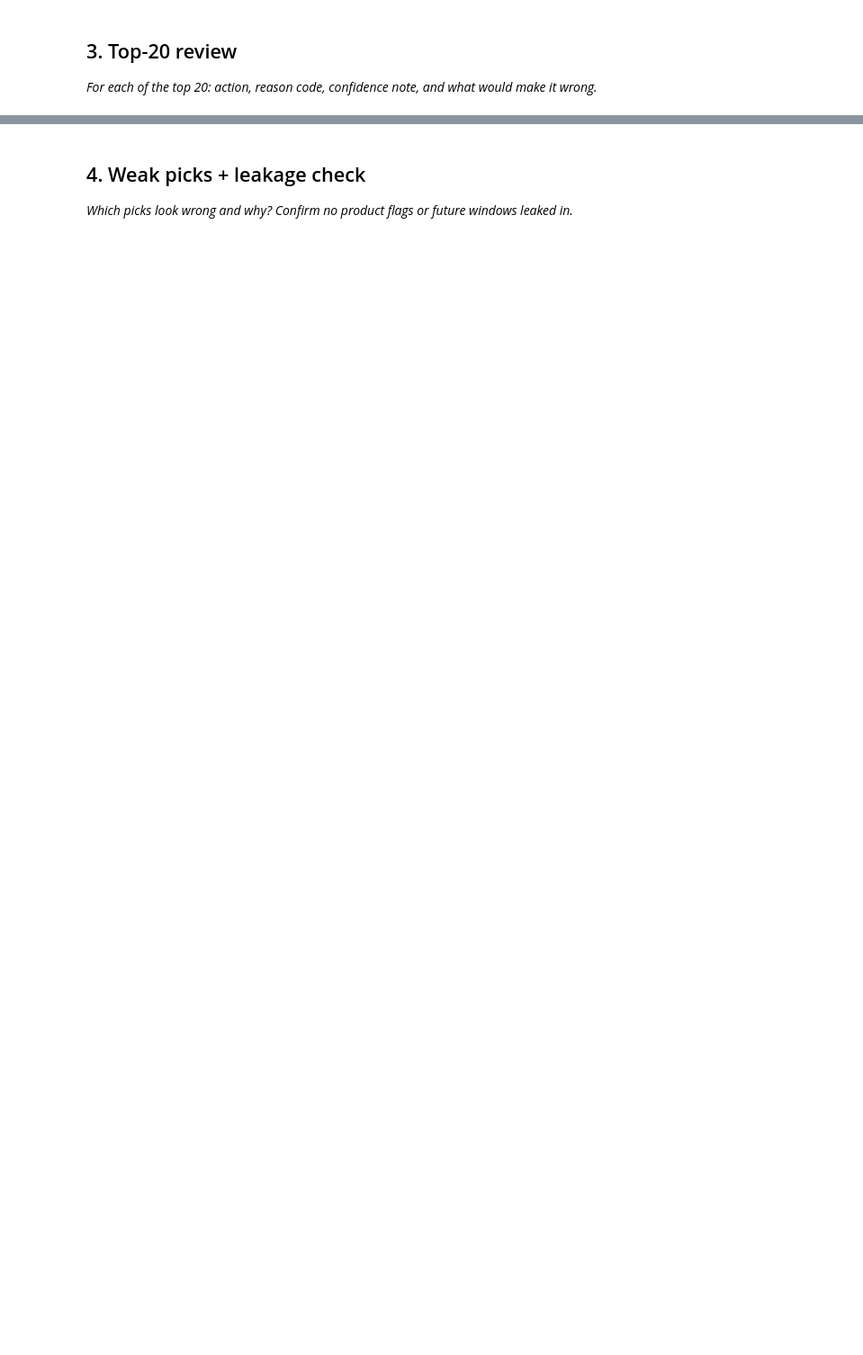
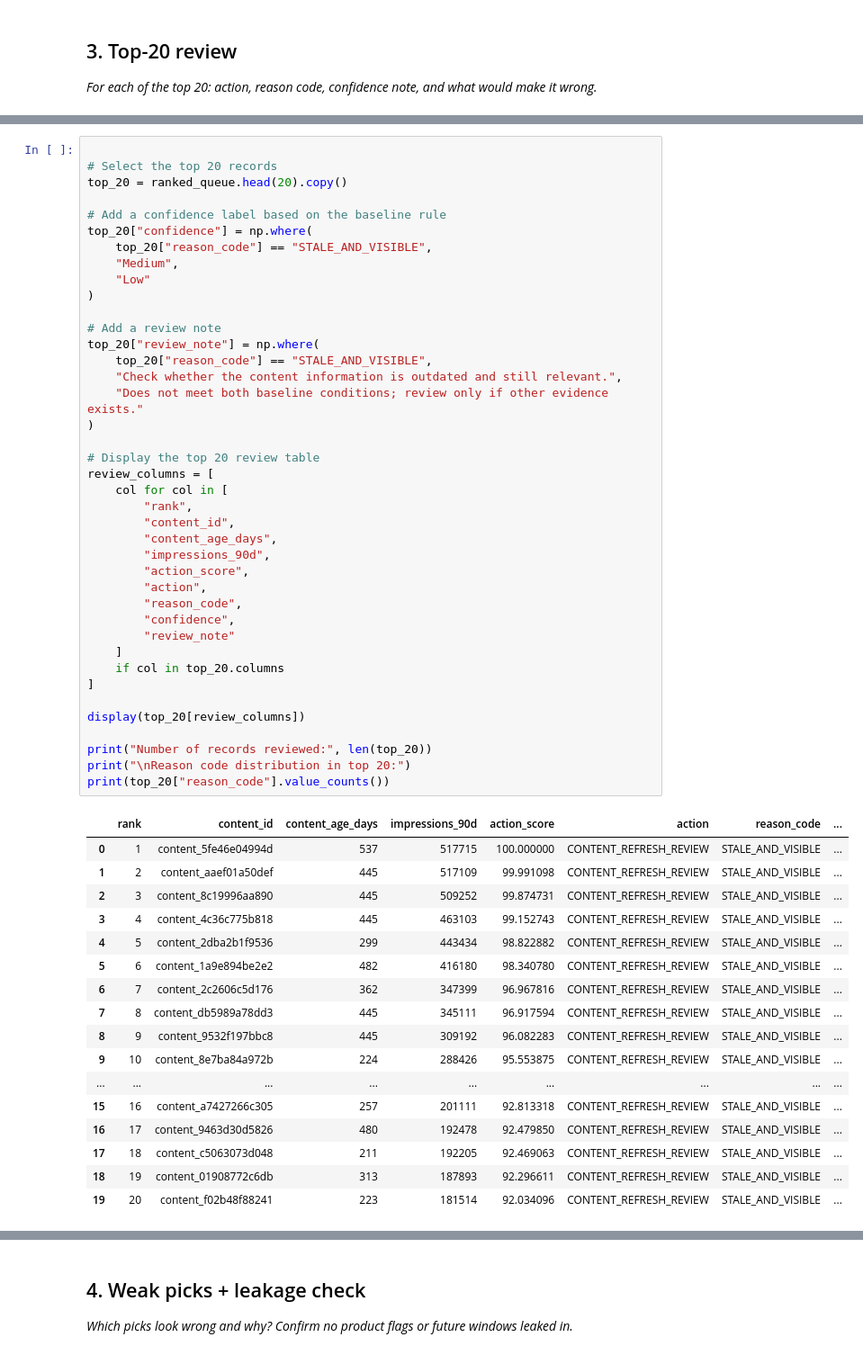
Before and after one commit to rashmita-21/Flyrank-ML-Internship, a Jupyter notebook: work/notebooks/w04_baseline_score.ipynb, the cells around one changed output, grey strips where cells are left out. Shown at 90% size. Saved outputs shown, nothing was run; the diff lists cells and outputs as text; blank space fills up the shorter version.

```diff
--- a/work/notebooks/w04_baseline_score.ipynb
+++ b/work/notebooks/w04_baseline_score.ipynb
@@ -29,0 +239,58 @@ This skeleton is yours to fill. Work the sections **in order** — each one has
+# %%
+
+# Select the top 20 records
+top_20 = ranked_queue.head(20).copy()
+
+# Add a confidence label based on the baseline rule
+top_20["confidence"] = np.where(
+    top_20["reason_code"] == "STALE_AND_VISIBLE",
+    "Medium",
+    "Low"
+)
+
+# Add a review note
+top_20["review_note"] = np.where(
+    top_20["reason_code"] == "STALE_AND_VISIBLE",
+    "Check whether the content information is outdated and still relevant.",
+    "Does not meet both baseline conditions; review only if other evidence exists."
+)
+
+# Display the top 20 review table
+review_columns = [
+    col for col in [
+        "rank",
+        "content_id",
+        "content_age_days",
+        "impressions_90d",
+        "action_score",
+        "action",
+        "reason_code",
+        "confidence",
+        "review_note"
+    ]
+    if col in top_20.columns
+]
+
+display(top_20[review_columns])
+
+print("Number of records reviewed:", len(top_20))
+print("\nReason code distribution in top 20:")
+print(top_20["reason_code"].value_counts())
+# %% [output]
+|  | rank | content_id | content_age_days | impressions_90d | action_score | action | reason_code | ... |
+| 0 | 1 | content_5fe46e04994d | 537 | 517715 | 100.000000 | CONTENT_REFRESH_REVIEW | STALE_AND_VISIBLE | ... |
+| 1 | 2 | content_aaef01a50def | 445 | 517109 | 99.991098 | CONTENT_REFRESH_REVIEW | STALE_AND_VISIBLE | ... |
+| 2 | 3 | content_8c19996aa890 | 445 | 509252 | 99.874731 | CONTENT_REFRESH_REVIEW | STALE_AND_VISIBLE | ... |
+| 3 | 4 | content_4c36c775b818 | 445 | 463103 | 99.152743 | CONTENT_REFRESH_REVIEW | STALE_AND_VISIBLE | ... |
+| 4 | 5 | content_2dba2b1f9536 | 299 | 443434 | 98.822882 | CONTENT_REFRESH_REVIEW | STALE_AND_VISIBLE | ... |
+| 5 | 6 | content_1a9e894be2e2 | 482 | 416180 | 98.340780 | CONTENT_REFRESH_REVIEW | STALE_AND_VISIBLE | ... |
+| 6 | 7 | content_2c2606c5d176 | 362 | 347399 | 96.967816 | CONTENT_REFRESH_REVIEW | STALE_AND_VISIBLE | ... |
+| 7 | 8 | content_db5989a78dd3 | 445 | 345111 | 96.917594 | CONTENT_REFRESH_REVIEW | STALE_AND_VISIBLE | ... |
+| 8 | 9 | content_9532f197bbc8 | 445 | 309192 | 96.082283 | CONTENT_REFRESH_REVIEW | STALE_AND_VISIBLE | ... |
+| 9 | 10 | content_8e7ba84a972b | 224 | 288426 | 95.553875 | CONTENT_REFRESH_REVIEW | STALE_AND_VISIBLE | ... |
+| ... | ... | ... | ... | ... | ... | ... | ... | ... |
+| 15 | 16 | content_a7427266c305 | 257 | 201111 | 92.813318 | CONTENT_REFRESH_REVIEW | STALE_AND_VISIBLE | ... |
+| 16 | 17 | content_9463d30d5826 | 480 | 192478 | 92.479850 | CONTENT_REFRESH_REVIEW | STALE_AND_VISIBLE | ... |
+| 17 | 18 | content_c5063073d048 | 211 | 192205 | 92.469063 | CONTENT_REFRESH_REVIEW | STALE_AND_VISIBLE | ... |
+| 18 | 19 | content_01908772c6db | 313 | 187893 | 92.296611 | CONTENT_REFRESH_REVIEW | STALE_AND_VISIBLE | ... |
+| 19 | 20 | content_f02b48f88241 | 223 | 181514 | 92.034096 | CONTENT_REFRESH_REVIEW | STALE_AND_VISIBLE | ... |
```
Also changed, not shown: parts of 13 cells of this notebook.
